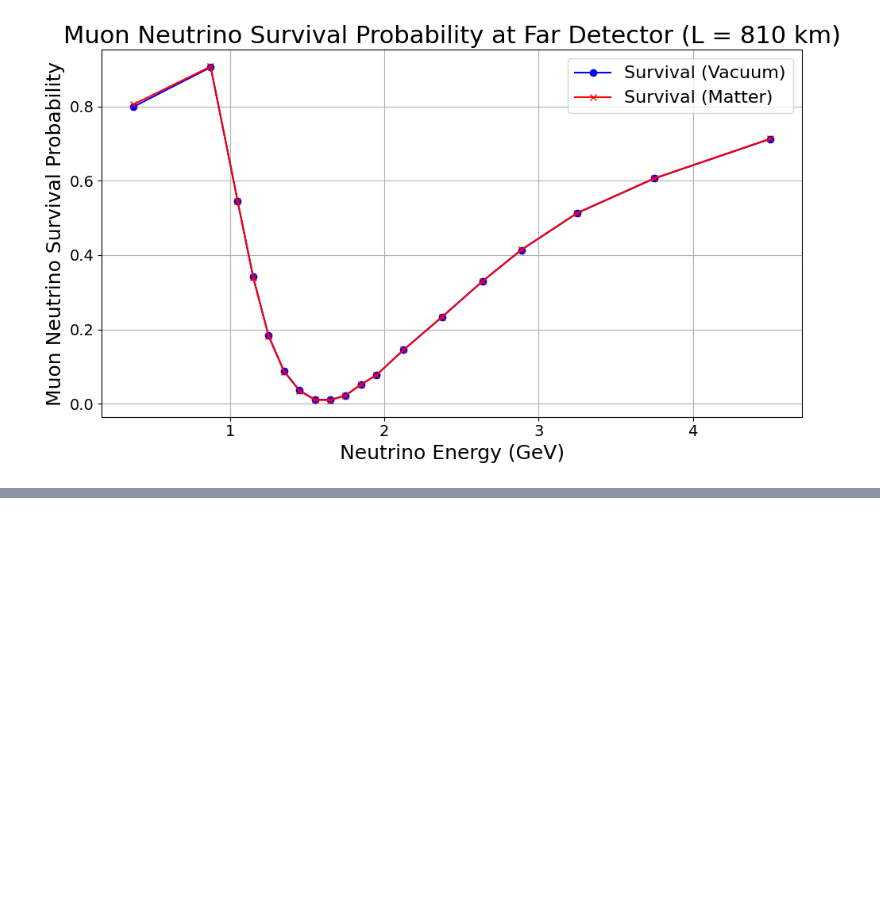
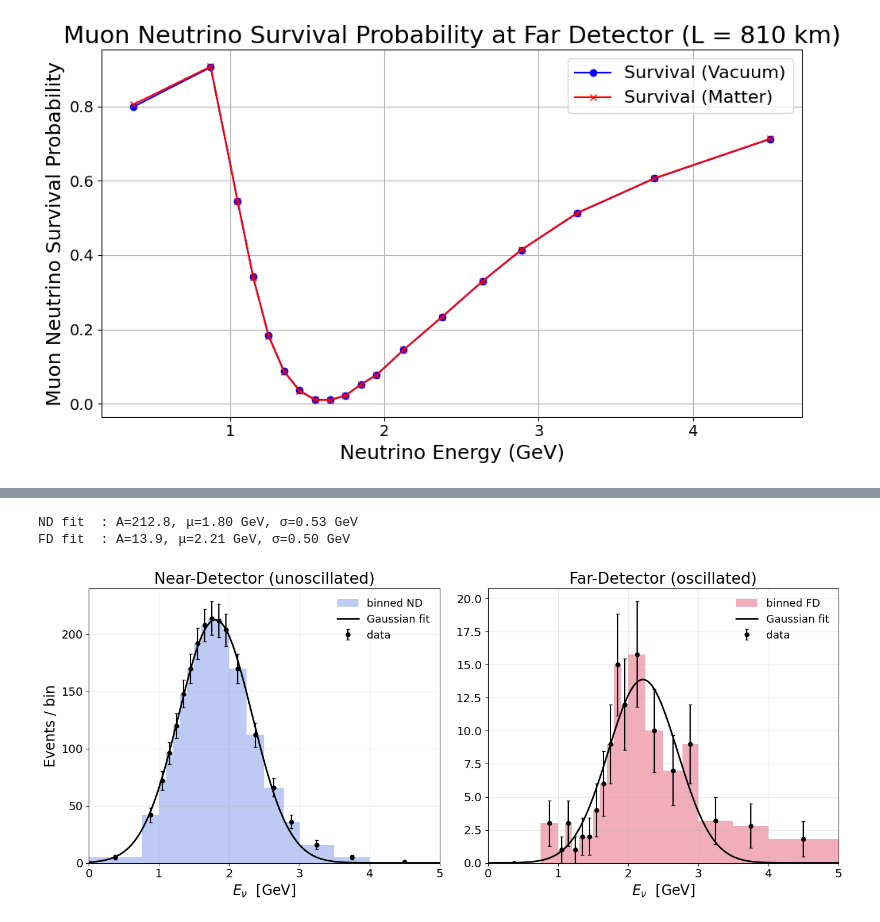
Before and after one commit to somar9/Neutrino-Oscillation-Project, a Jupyter notebook: 4_Flavour_oscillation(4).ipynb, the cells around one changed output, grey strips where cells are left out. Saved outputs shown, nothing was run; the diff lists cells and outputs as text; code cells hidden in the pictures; blank space fills up the shorter version.

```diff
--- a/4_Flavour_oscillation(4).ipynb
+++ b/4_Flavour_oscillation(4).ipynb
@@ -291,0 +1342,47 @@ plt.show()
+# %%
+print(f"ND fit  : A={popt_nd[0]:.1f}, μ={popt_nd[1]:.2f} GeV, σ={popt_nd[2]:.2f} GeV")
+print(f"FD fit  : A={popt_fd[0]:.1f}, μ={popt_fd[1]:.2f} GeV, σ={popt_fd[2]:.2f} GeV")
+
+plt.rcParams.update({
+    "font.size": 15,
+    "axes.labelsize": 17,
+    "axes.titlesize": 19,
+    "xtick.labelsize": 14,
+    "ytick.labelsize": 14,
+    "legend.fontsize": 13,
+    "axes.grid": True,
+    "grid.alpha": 0.25,
+    "figure.autolayout": True
+})
+
+x_dense = np.linspace(bin_edges[0], bin_edges[-1], 1200)
+fig, axs = plt.subplots(1, 2, figsize=(14, 6), sharey=False)
+
+# --- Near Detector --------------------------------------------------------
+axs[0].hist(bin_edges[:-1], bins=bin_edges, weights=counts_nd,
+            color="royalblue", alpha=0.35, edgecolor="none", label="binned ND")
+axs[0].errorbar(bin_centres, counts_nd, yerr=np.sqrt(counts_nd),
+                fmt='ko', ms=5, capsize=2, label="data")
+axs[0].plot(x_dense, gaus(x_dense, *popt_nd), 'k-', lw=2, label="Gaussian fit")
+axs[0].set_title("Near-Detector (unoscillated)")
+axs[0].set_xlabel(r"$E_{\nu}$  [GeV]")
+axs[0].set_ylabel("Events / bin")
+axs[0].set_xlim(0, 5)
+axs[0].legend(frameon=False)
+
+# --- Far Detector ---------------------------------------------------------
+axs[1].hist(bin_edges[:-1], bins=bin_edges, weights=counts_fd,
+            color="crimson", alpha=0.35, edgecolor="none", label="binned FD")
+axs[1].errorbar(bin_centres, counts_fd, yerr=np.sqrt(counts_fd),
+                fmt='ko', ms=5, capsize=2, label="data")
+axs[1].plot(x_dense, gaus(x_dense, *popt_fd), 'k-', lw=2, label="Gaussian fit")
+axs[1].set_title("Far-Detector (oscillated)")
+axs[1].set_xlabel(r"$E_{\nu}$  [GeV]")
+axs[1].set_xlim(0, 5)
+axs[1].legend(frameon=False)
+
+plt.show()
+# %% [output]
+ND fit  : A=212.8, μ=1.80 GeV, σ=0.53 GeV
+FD fit  : A=13.9, μ=2.21 GeV, σ=0.50 GeV
+[figure, added]
```
Also changed, not shown: parts of 45 cells of this notebook.
